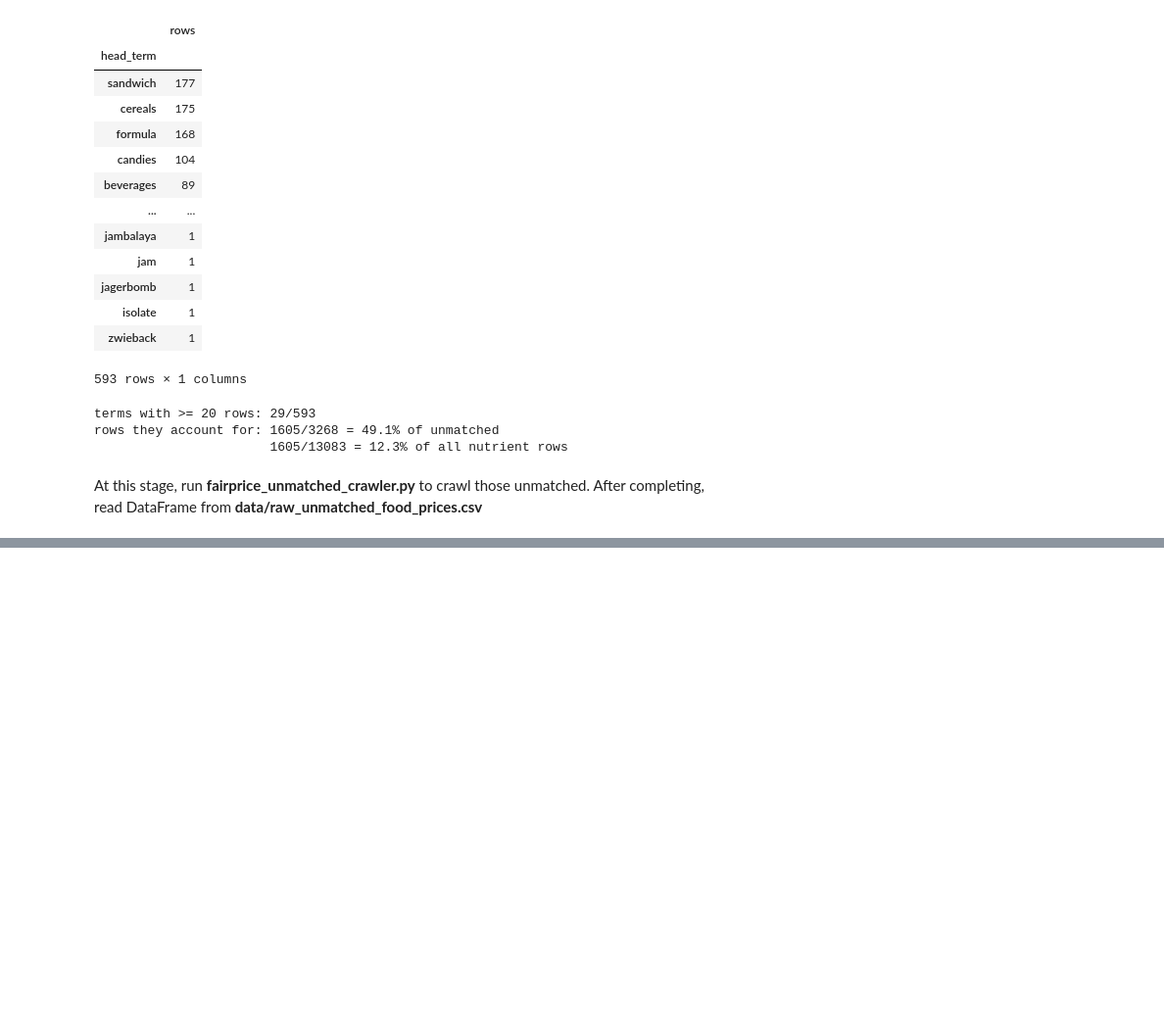
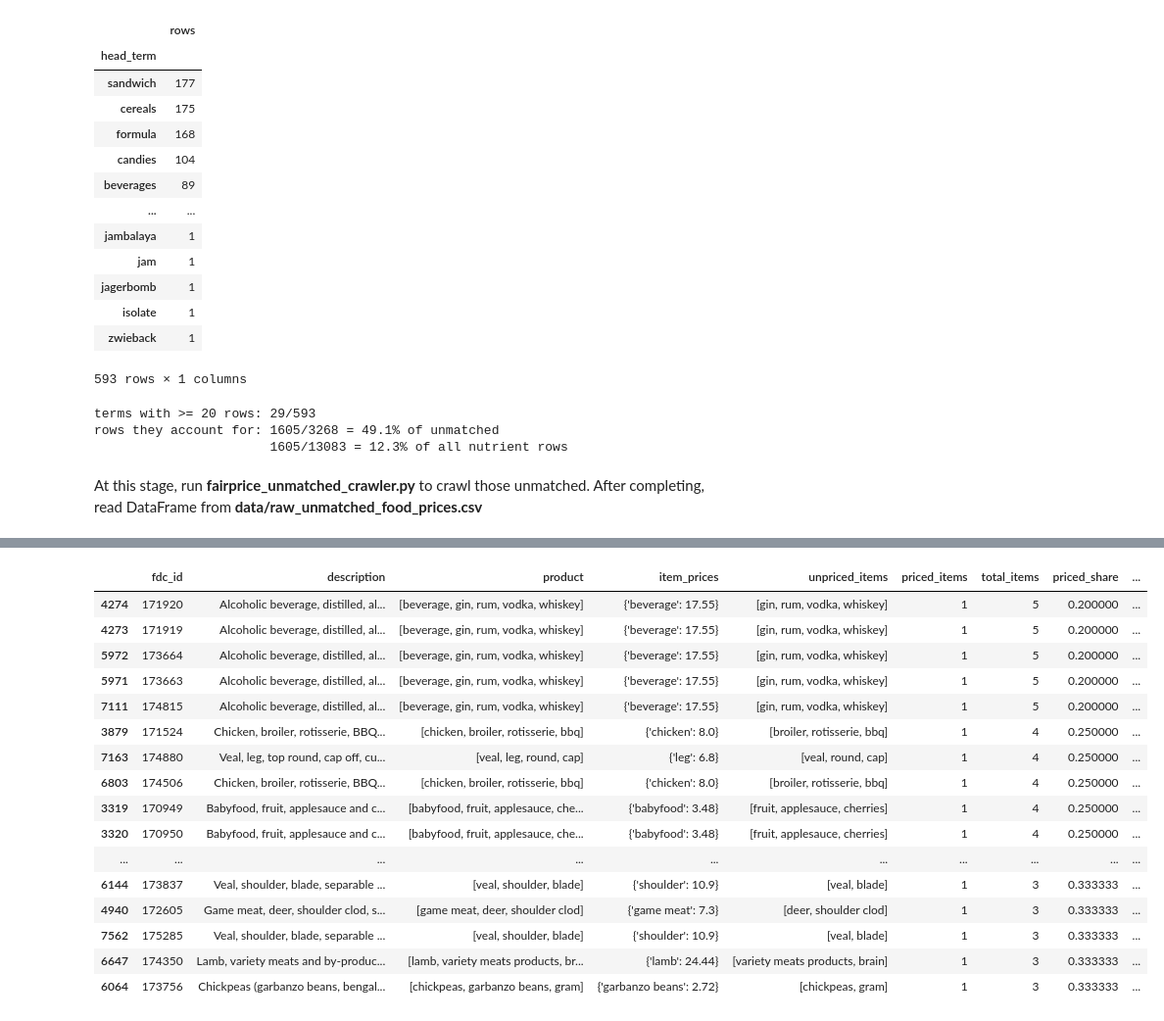
Before and after one commit to 2na3k/Workshop-Project-Submission-2026-10-10-AIS, a Jupyter notebook: SystemCode/remy/data-crawler/src/data_crawler/process_price.ipynb, the cells around one changed output, grey strips where cells are left out. Shown at 98% size. Drawn from its saved outputs; the diff is of its cells as text; code cells hidden in the pictures; blank space fills up the shorter version.

```diff
--- a/SystemCode/remy/data-crawler/src/data_crawler/process_price.ipynb
+++ b/SystemCode/remy/data-crawler/src/data_crawler/process_price.ipynb
@@ -953,0 +1090,49 @@ KeyError: 'category'
+# %%
+
+unpriced_items_including_unmatched_prev = [
+    [s for s in spans if s not in prices]
+    for spans, prices in zip(items, item_prices_including_unmatched_prev)
+]
+
+priced_per_row = nutrient_df[["fdc_id", "description"]].assign(
+    product=nutrient_df["product"],
+    item_prices=item_prices_including_unmatched_prev,
+    unpriced_items=unpriced_items_including_unmatched_prev,
+    priced_items=count_mapped_including_unmatched_prev,
+    total_items=total_items,
+    priced_share=priced_share_including_unmatched_prev,
+    adj=nutrient_df["adj"],
+    verb=nutrient_df["verb"],
+)
+priced_per_row["total_price"] = (
+    priced_per_row["item_prices"].map(lambda p: round(sum(p.values()), 2))
+    .where(priced_per_row["priced_share"] == 1, 0)
+)
+nutrient_columns = ['protein_g','fat_g','carb_g','energy_kcal','fiber_g',
+                    'sodium_mg','cholesterol_mg','satfat_g','sugars_g']
+for nutrient_col in nutrient_columns:
+    priced_per_row[nutrient_col] = nutrient_df[nutrient_col]
+
+# drop ones with no item priced
+priced_per_row = priced_per_row.loc[priced_per_row["priced_items"] > 0]
+
+priced_per_row.to_csv("data/price_mapped_nutrients.csv", index=False)
+priced_per_row.sort_values("priced_share").head(30)
+# %% [output]
+|  | fdc_id | description | product | item_prices | unpriced_items | priced_items | total_items | priced_share | ... |
+| 4274 | 171920 | Alcoholic beverage, distilled, al... | [beverage, gin, rum, vodka, whiskey] | {'beverage': 17.55} | [gin, rum, vodka, whiskey] | 1 | 5 | 0.200000 | ... |
+| 4273 | 171919 | Alcoholic beverage, distilled, al... | [beverage, gin, rum, vodka, whiskey] | {'beverage': 17.55} | [gin, rum, vodka, whiskey] | 1 | 5 | 0.200000 | ... |
+| 5972 | 173664 | Alcoholic beverage, distilled, al... | [beverage, gin, rum, vodka, whiskey] | {'beverage': 17.55} | [gin, rum, vodka, whiskey] | 1 | 5 | 0.200000 | ... |
+| 5971 | 173663 | Alcoholic beverage, distilled, al... | [beverage, gin, rum, vodka, whiskey] | {'beverage': 17.55} | [gin, rum, vodka, whiskey] | 1 | 5 | 0.200000 | ... |
+| 7111 | 174815 | Alcoholic beverage, distilled, al... | [beverage, gin, rum, vodka, whiskey] | {'beverage': 17.55} | [gin, rum, vodka, whiskey] | 1 | 5 | 0.200000 | ... |
+| 3879 | 171524 | Chicken, broiler, rotisserie, BBQ... | [chicken, broiler, rotisserie, bbq] | {'chicken': 8.0} | [broiler, rotisserie, bbq] | 1 | 4 | 0.250000 | ... |
+| 7163 | 174880 | Veal, leg, top round, cap off, cu... | [veal, leg, round, cap] | {'leg': 6.8} | [veal, round, cap] | 1 | 4 | 0.250000 | ... |
+| 6803 | 174506 | Chicken, broiler, rotisserie, BBQ... | [chicken, broiler, rotisserie, bbq] | {'chicken': 8.0} | [broiler, rotisserie, bbq] | 1 | 4 | 0.250000 | ... |
+| 3319 | 170949 | Babyfood, fruit, applesauce and c... | [babyfood, fruit, applesauce, che... | {'babyfood': 3.48} | [fruit, applesauce, cherries] | 1 | 4 | 0.250000 | ... |
+| 3320 | 170950 | Babyfood, fruit, applesauce and c... | [babyfood, fruit, applesauce, che... | {'babyfood': 3.48} | [fruit, applesauce, cherries] | 1 | 4 | 0.250000 | ... |
+| ... | ... | ... | ... | ... | ... | ... | ... | ... | ... |
+| 6144 | 173837 | Veal, shoulder, blade, separable ... | [veal, shoulder, blade] | {'shoulder': 10.9} | [veal, blade] | 1 | 3 | 0.333333 | ... |
+| 4940 | 172605 | Game meat, deer, shoulder clod, s... | [game meat, deer, shoulder clod] | {'game meat': 7.3} | [deer, shoulder clod] | 1 | 3 | 0.333333 | ... |
+| 7562 | 175285 | Veal, shoulder, blade, separable ... | [veal, shoulder, blade] | {'shoulder': 10.9} | [veal, blade] | 1 | 3 | 0.333333 | ... |
+| 6647 | 174350 | Lamb, variety meats and by-produc... | [lamb, variety meats products, br... | {'lamb': 24.44} | [variety meats products, brain] | 1 | 3 | 0.333333 | ... |
+| 6064 | 173756 | Chickpeas (garbanzo beans, bengal... | [chickpeas, garbanzo beans, gram] | {'garbanzo beans': 2.72} | [chickpeas, gram] | 1 | 3 | 0.333333 | ... |
```
Also changed, not shown: parts of 4 cells of this notebook, 1 other file.
